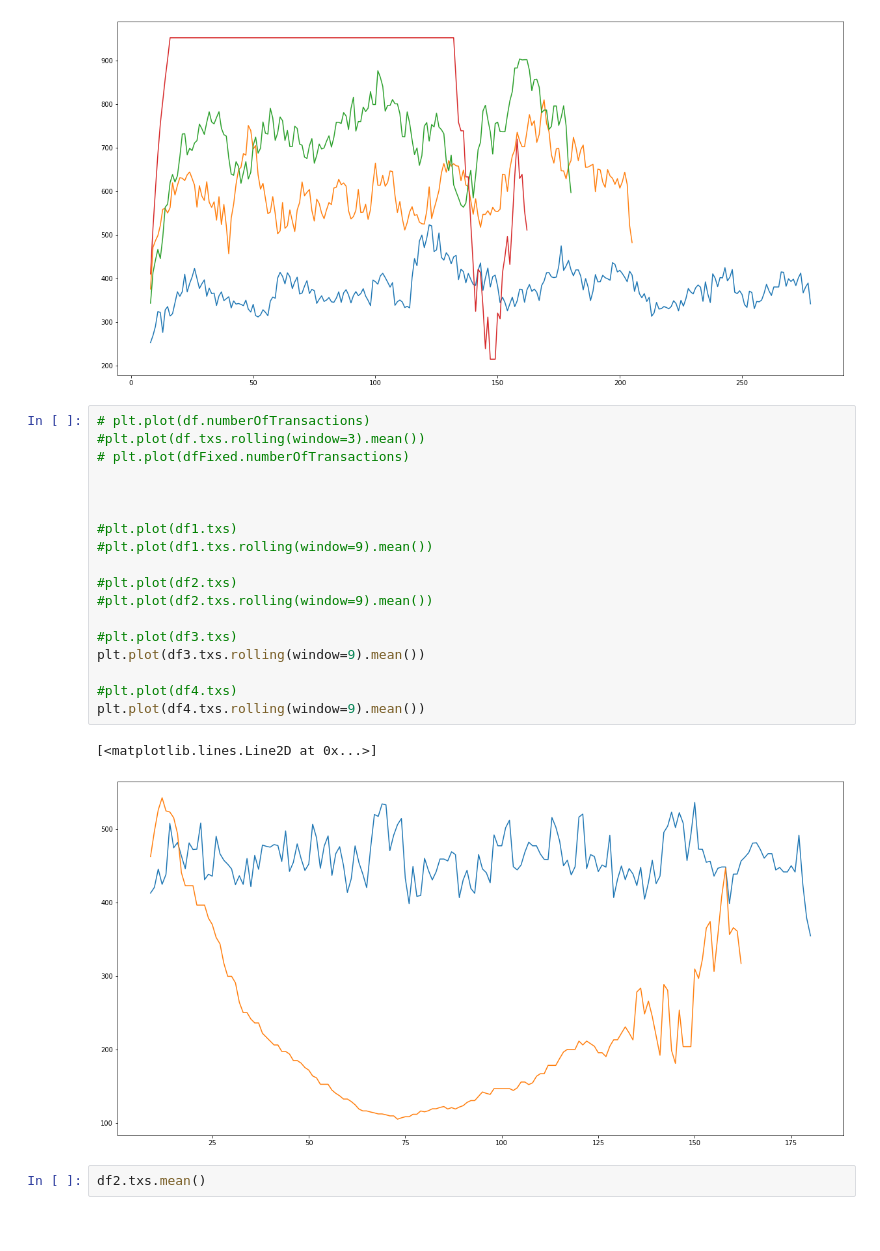
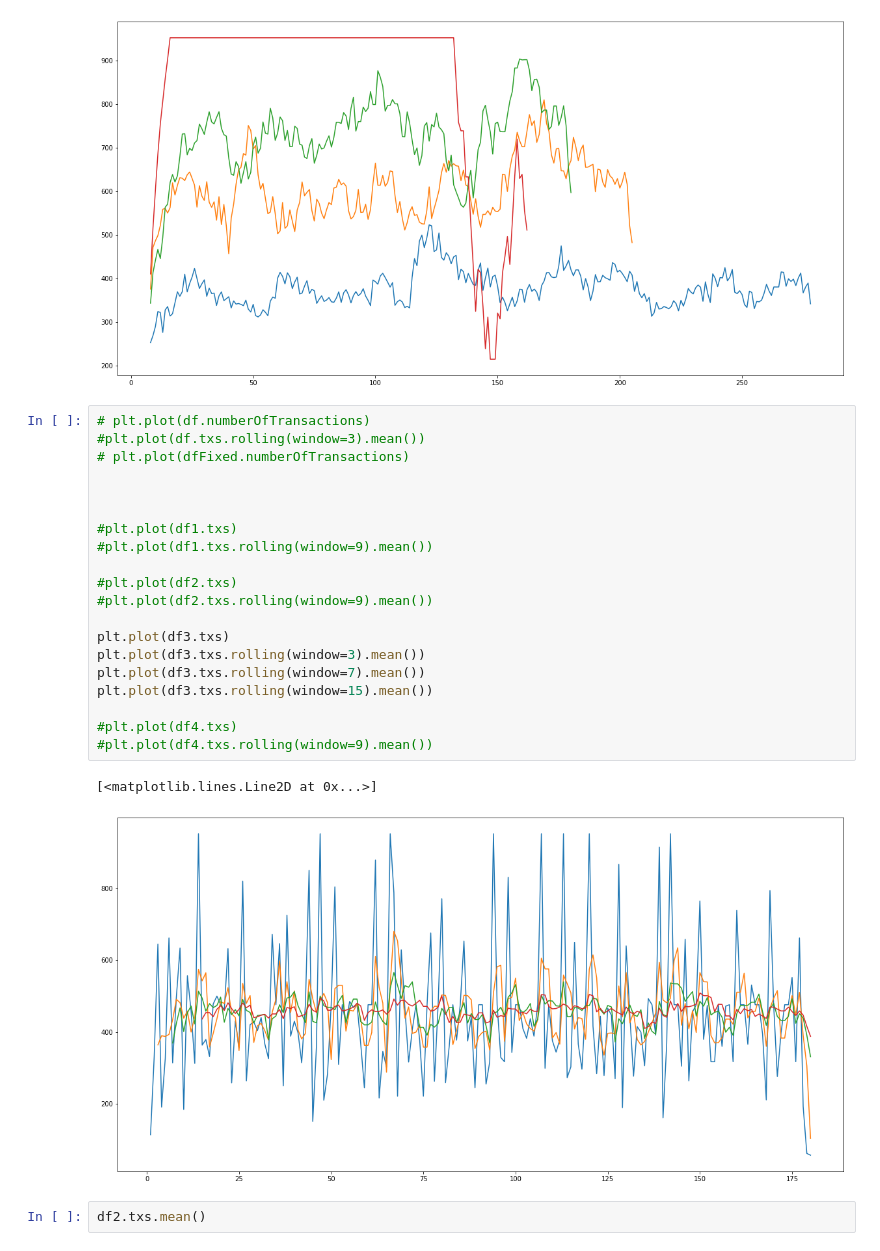
Before and after one commit to lab10-coop/honey-badger-testing, a Jupyter notebook: jupyter/proof_pool_protection.ipynb, the cells around one changed output. Saved outputs shown, nothing was run; the diff lists cells and outputs as text.

```diff
--- a/jupyter/proof_pool_protection.ipynb
+++ b/jupyter/proof_pool_protection.ipynb
@@ -64,24 +77,26 @@ plt.plot(df4.numberOfTransactions.rolling(window=9).mean())
 # %%
 # plt.plot(df.numberOfTransactions)
 #plt.plot(df.txs.rolling(window=3).mean())
 # plt.plot(dfFixed.numberOfTransactions)
 
 
 
 #plt.plot(df1.txs)
 #plt.plot(df1.txs.rolling(window=9).mean())
 
 #plt.plot(df2.txs)
 #plt.plot(df2.txs.rolling(window=9).mean())
 
-#plt.plot(df3.txs)
-plt.plot(df3.txs.rolling(window=9).mean())
+plt.plot(df3.txs)
+plt.plot(df3.txs.rolling(window=3).mean())
+plt.plot(df3.txs.rolling(window=7).mean())
+plt.plot(df3.txs.rolling(window=15).mean())
 
 #plt.plot(df4.txs)
-plt.plot(df4.txs.rolling(window=9).mean())
+#plt.plot(df4.txs.rolling(window=9).mean())
 # %% [output]
 [<matplotlib.lines.Line2D at 0x...>]
-[figure, old version]
+[figure, new version]
 # %%
 df2.txs.mean()
 # %% [output]
```
Also changed, not shown: parts of 2 cells of this notebook, 15 other files.
